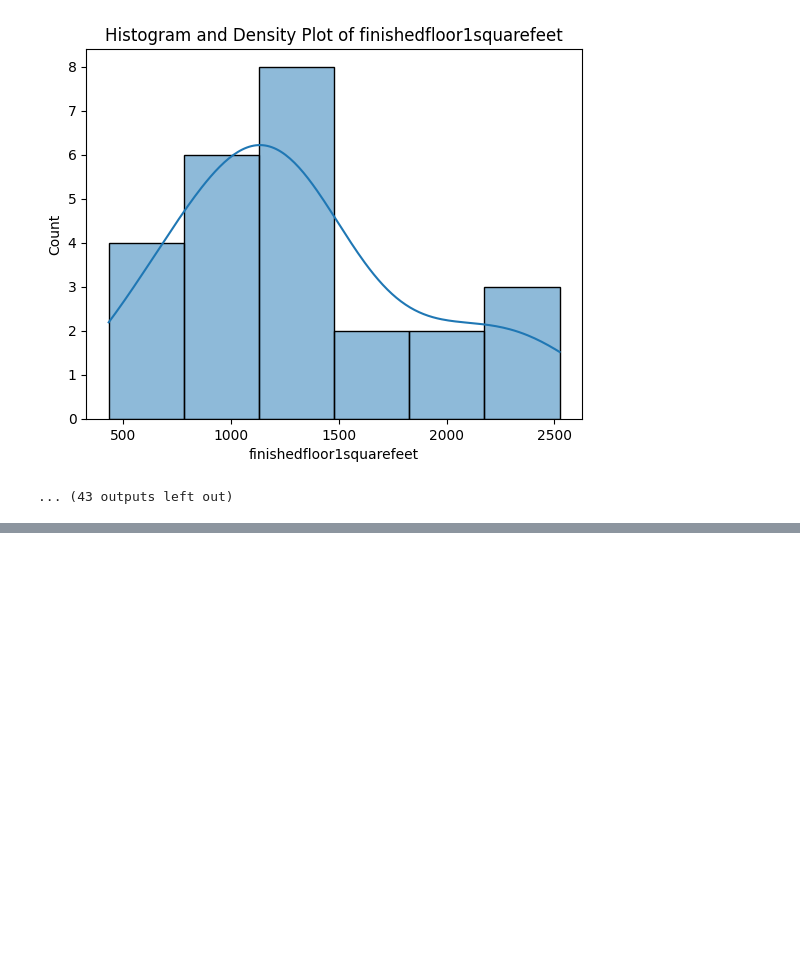
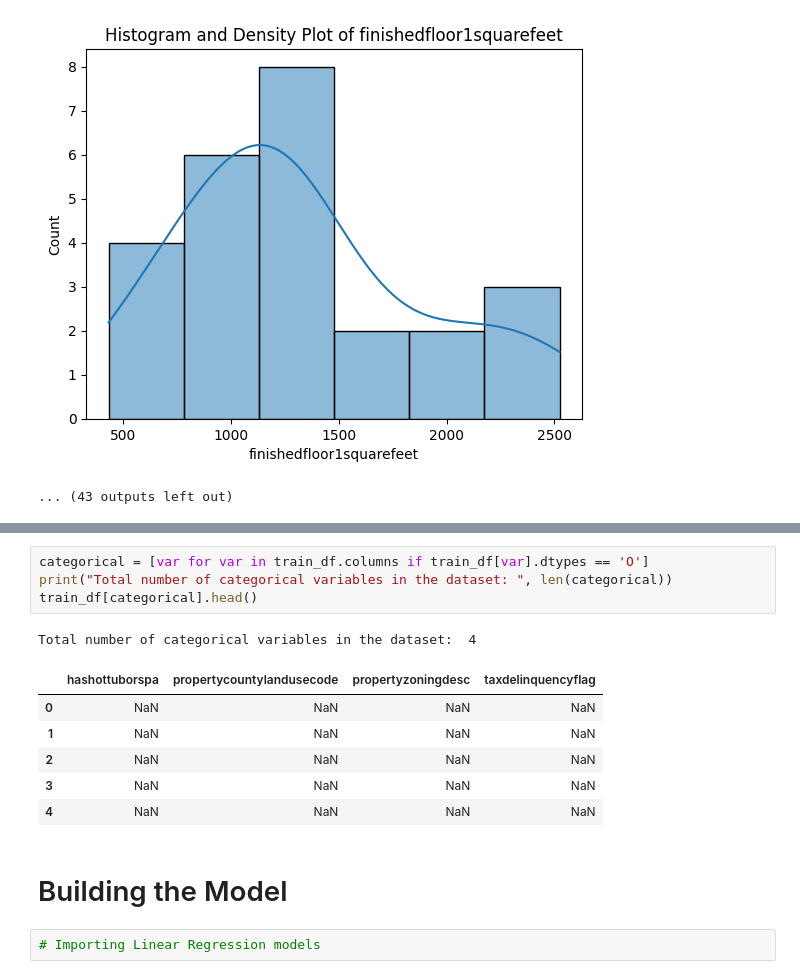
Before and after one commit to efazHossain/DATA-4380, a Jupyter notebook: Projects/TabularData/Zillow_Price.ipynb, the cells around one changed output, grey strips where cells are left out. Saved outputs shown, nothing was run; the diff lists cells and outputs as text; blank space fills up the shorter version.

```diff
--- a/Projects/TabularData/Zillow_Price.ipynb
+++ b/Projects/TabularData/Zillow_Price.ipynb
@@ -138,0 +160,16 @@ for col in train_df.select_dtypes(include=['number']).columns:
+# %%
+categorical = [var for var in train_df.columns if train_df[var].dtypes == 'O']
+print("Total number of categorical variables in the dataset: ", len(categorical))
+train_df[categorical].head()
+# %% [output]
+Total number of categorical variables in the dataset:  4
+|  | hashottuborspa | propertycountylandusecode | propertyzoningdesc | taxdelinquencyflag |
+| 0 | NaN | NaN | NaN | NaN |
+| 1 | NaN | NaN | NaN | NaN |
+| 2 | NaN | NaN | NaN | NaN |
+| 3 | NaN | NaN | NaN | NaN |
+| 4 | NaN | NaN | NaN | NaN |
+# %% [markdown]
+# Building the Model
+# %%
+# Importing Linear Regression models
```
Also changed, not shown: parts of 8 cells of this notebook.
